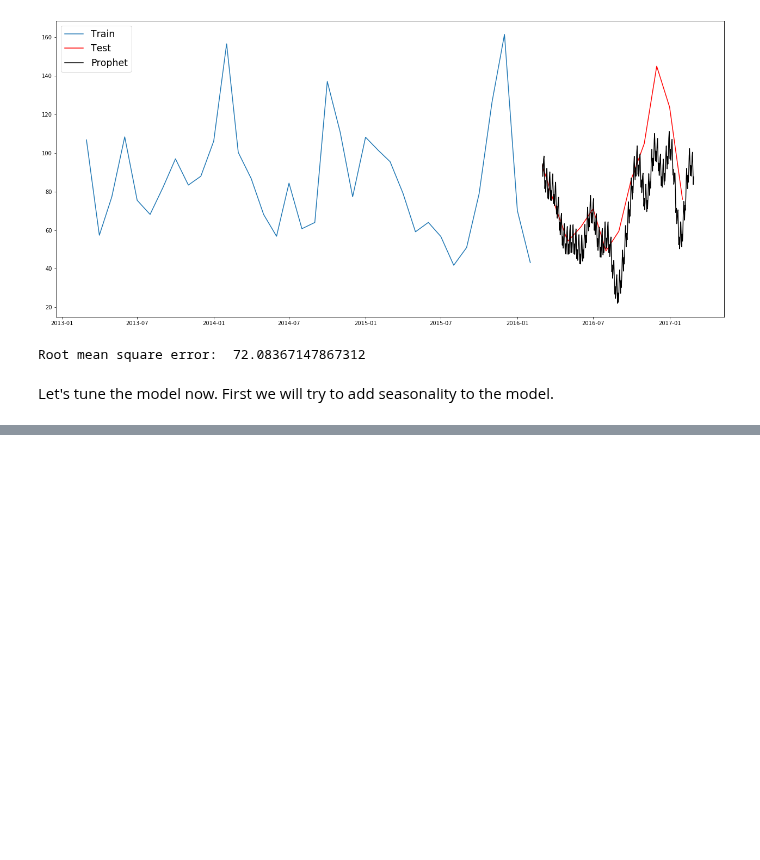
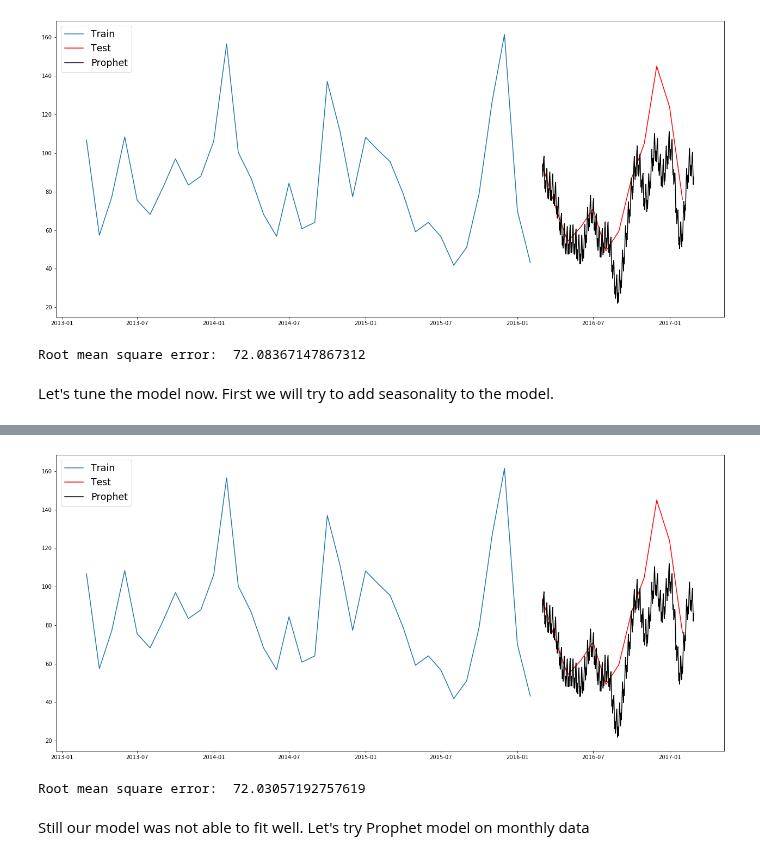
Before and after one commit to aishrock006/Capstone-Project, a Jupyter notebook: 3Data modeling with FBProphet.ipynb, the cells around one changed output, grey strips where cells are left out. Drawn from its saved outputs; the diff is of its cells as text; code cells hidden in the pictures; blank space fills up the shorter version.

```diff
--- a/3Data modeling with FBProphet.ipynb
+++ b/3Data modeling with FBProphet.ipynb
@@ -135,0 +150,14 @@ Let's tune the model now. First we will try to add seasonality to the model.
+# %%
+plt.figure(figsize=(22, 10))
+plt.plot(train['ds'], train['y'], label='Train')
+plt.plot(test['ds'], test['y'], label='Test', color='r')
+plt.plot(forecast['ds'][-test_PM25.shape[0]:], forecast['yhat'][-test_PM25.shape[0]:], label='Prophet', color='k')
+plt.legend(loc='best', fontsize='xx-large')
+plt.show()
+# calcuate rmse
+print('Root mean square error: ',np.sqrt(mean_squared_error(forecast['yhat'][-test_PM25.shape[0]:].reset_index(drop = True), test_PM25['y'])))
+# %% [output]
+[figure, added]
+Root mean square error:  72.03057192757619
+# %% [markdown]
+Still our model was not able to fit well. Let's try Prophet model on monthly data
```
Also changed, not shown: parts of 3 cells of this notebook.
